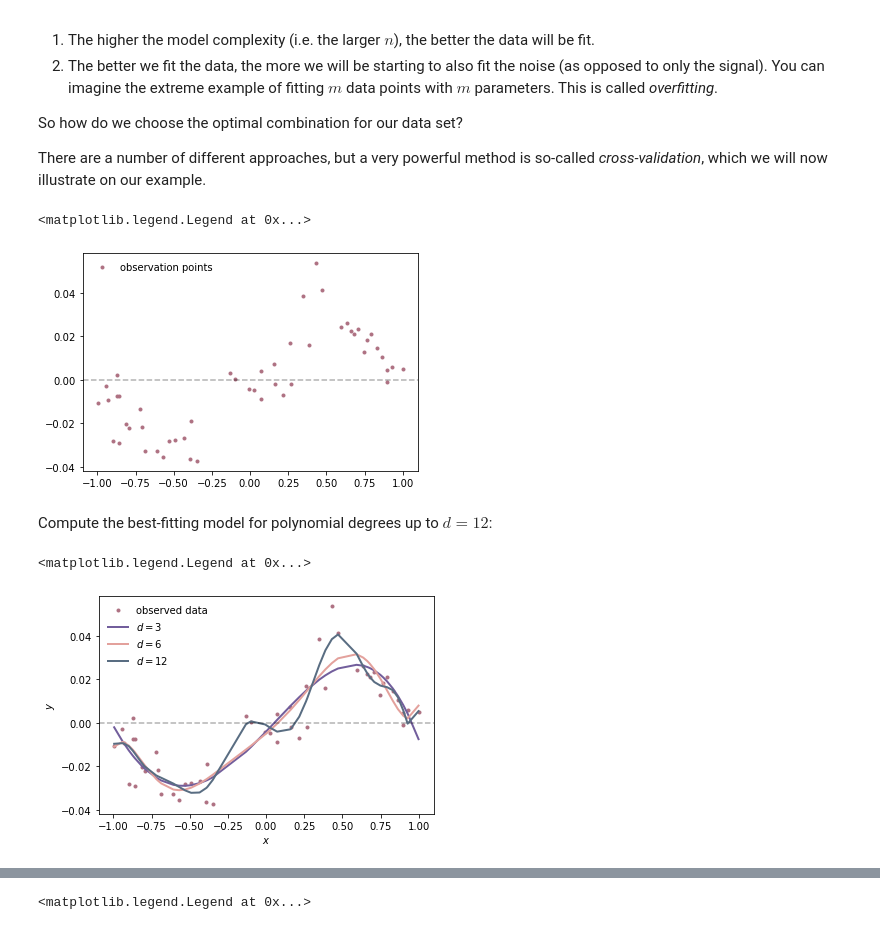
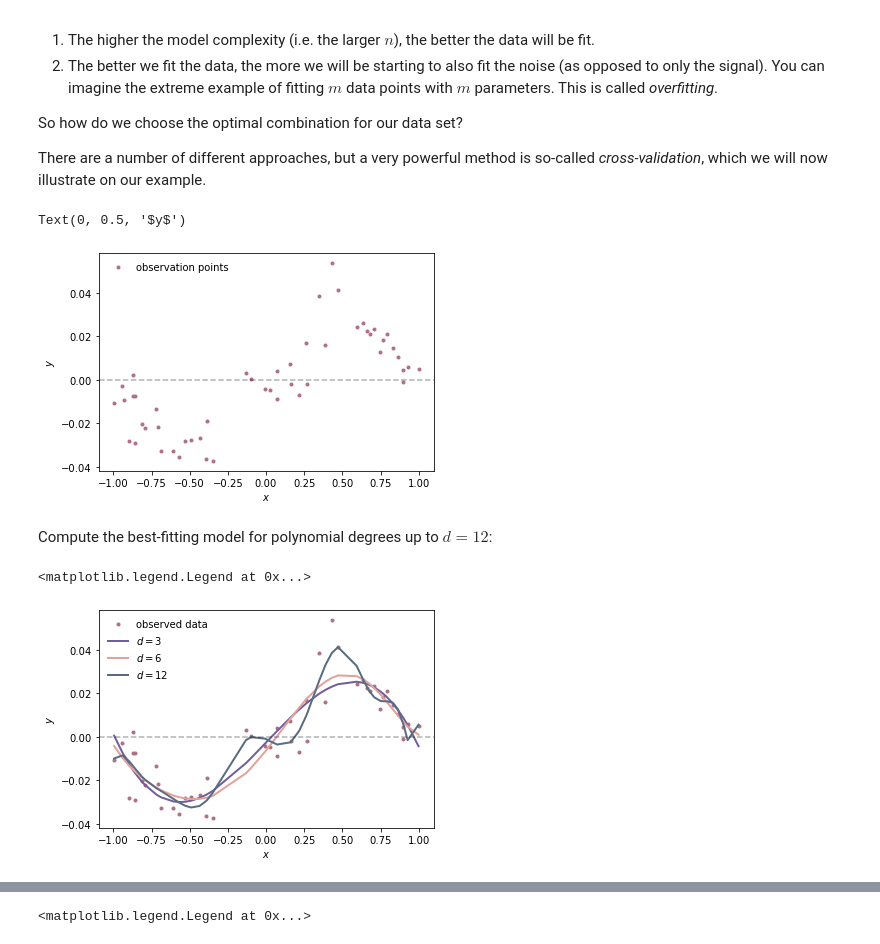
Before and after one commit to krtktwri/stat_methods_AIfA_2023, a Jupyter notebook: lecture_05/L05_least-squares.ipynb, the cells around one changed output, grey strips where cells are left out. Drawn from its saved outputs; the diff is of its cells as text; code cells hidden in the pictures.

```diff
--- a/lecture_05/L05_least-squares.ipynb
+++ b/lecture_05/L05_least-squares.ipynb
@@ -65,15 +69,17 @@ import matplotlib.pyplot as plt
 # %%
 x, y = np.loadtxt('data/basisSets.txt').T
 
 x = x[:50]
 y = y[:50]
 
 plt.plot(x,y,'.', c='#AE7182', label='observation points')
 plt.axhline(0, c='k', linestyle='--', alpha=0.3)
 plt.legend(framealpha=0.0,frameon=False)
+plt.xlabel(r'$x$')
+plt.ylabel(r'$y$')
 # %% [output]
-<matplotlib.legend.Legend at 0x...>
+Text(0, 0.5, '$y$')
-[figure, old version]
+[figure, new version]
 # %%
 def polynom_fit(xi, yi, deg):
     """
@@ -111,16 +117,16 @@ for deg in range(1, 14):
 sorted_ind = np.argsort(x)
 
 plt.plot(x, y, '.', c='#AE7182', label='observed data')
-plt.plot(x[sorted_ind], fit[3][sorted_ind], color='#725e9c', label=r'$d={}$'.format(3), linewidth=2)
-plt.plot(x[sorted_ind], fit[6][sorted_ind], color='#e3a19c', label=r'$d={}$'.format(6), linewidth=2)
-plt.plot(x[sorted_ind], fit[12][sorted_ind], color='#596d82', label=r'$d={}$'.format(12), linewidth=2)
+plt.plot(x[sorted_ind], fit[2][sorted_ind], color='#725e9c', label=r'$d={}$'.format(3), linewidth=2)
+plt.plot(x[sorted_ind], fit[5][sorted_ind], color='#e3a19c', label=r'$d={}$'.format(6), linewidth=2)
+plt.plot(x[sorted_ind], fit[11][sorted_ind], color='#596d82', label=r'$d={}$'.format(12), linewidth=2)
 plt.axhline(0, c='k', linestyle='--', alpha=0.3)
 plt.xlabel(r'$x$')
 plt.ylabel(r'$y$')
 plt.legend(frameon=False, loc='upper left')
 # %% [output]
 <matplotlib.legend.Legend at 0x...>
-[figure, old version]
+[figure, new version]
 # %% [markdown]
 The basic idea of cross-validation is that a model that overfits the data will perform very well on the data it has been trained on but will generalize very poorly to unseen data. Therefore, what we do in cross-validation is to split the data we are trying to fit into three parts: *training*, *validation*, and *test* data. We then fit our model using the training data, and evaluate its performance using the *validation*, and *test* data sets. This essentially allows us to test how well our model generalizes.
 
```
Also changed, not shown: parts of 4 cells of this notebook.
